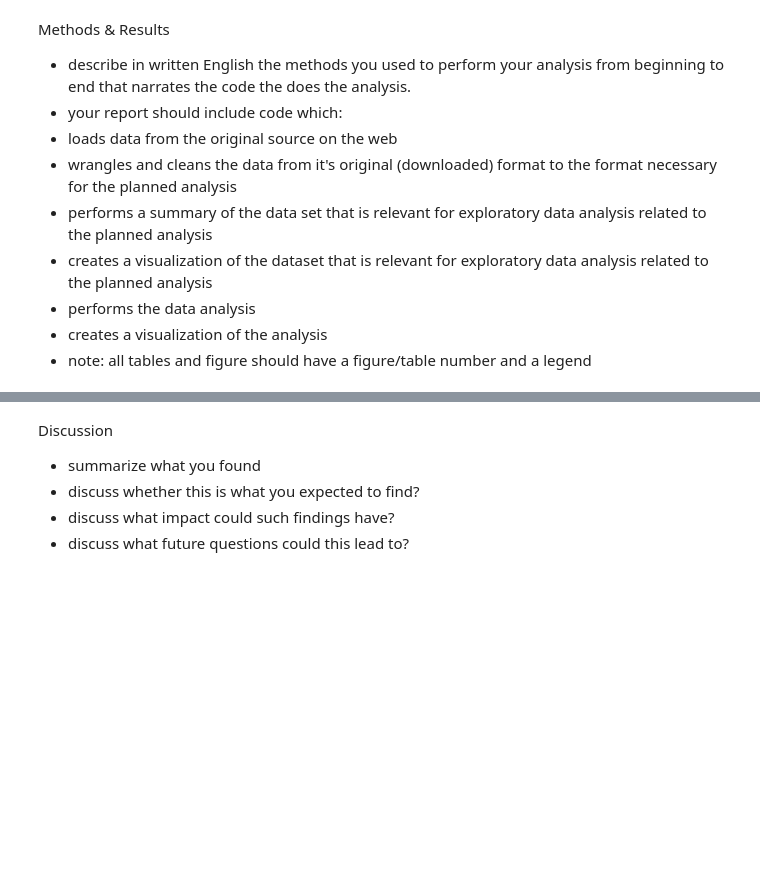
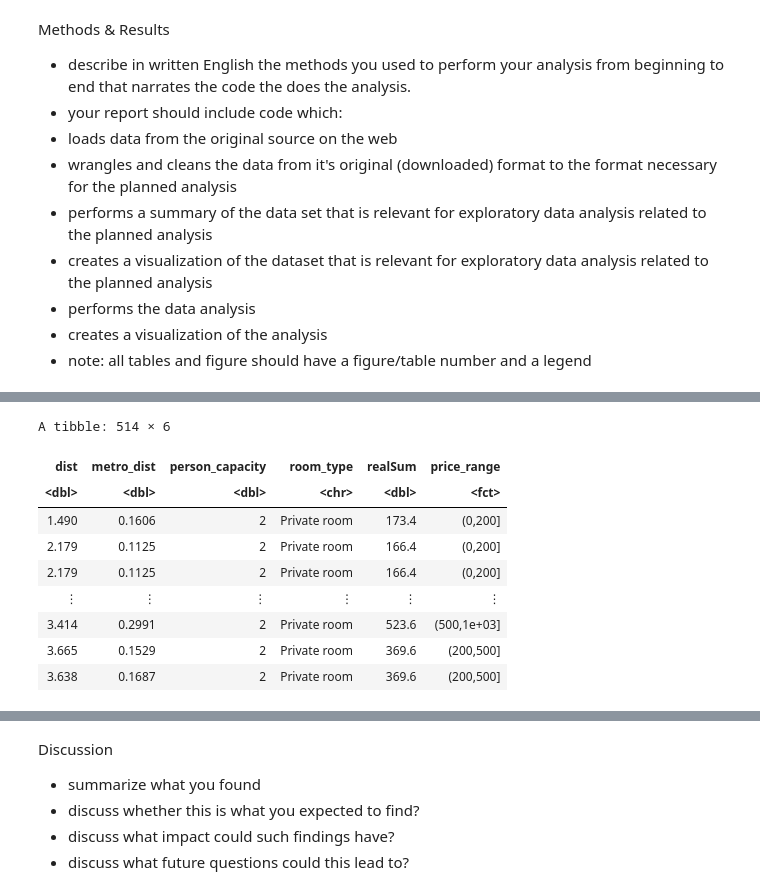
Before and after one commit to chadsc79/dsci-100-2022w2-group-7-section-005, a Jupyter notebook: dsci100_group_project_report_005.ipynb, the cells around one changed output, grey strips where cells are left out. Cells and saved outputs as stored; diff of their text form; code cells hidden in the pictures; blank space fills up the shorter version.

```diff
--- a/dsci100_group_project_report_005.ipynb
+++ b/dsci100_group_project_report_005.ipynb
@@ -66,11 +140,22 @@ dataset_visual
 # %%
 #split the data into a testing set and a training set
 set.seed(250)
 
-paris_split <- initial_split(paris_clean_dataset, prop = .75, strata = price_range)
+paris_split <- initial_split(paris_clean_dataset, prop = .80, strata = realSum)
 paris_train <- training(paris_split)
 
 paris_test <- testing(paris_split)
 paris_train
+# %% [output]
+A tibble: 514 × 6
+| dist | metro_dist | person_capacity | room_type | realSum | price_range |
+| <dbl> | <dbl> | <dbl> | <chr> | <dbl> | <fct> |
+| 1.490 | 0.1606 | 2 | Private room | 173.4 | (0,200] |
+| 2.179 | 0.1125 | 2 | Private room | 166.4 | (0,200] |
+| 2.179 | 0.1125 | 2 | Private room | 166.4 | (0,200] |
+| ⋮ | ⋮ | ⋮ | ⋮ | ⋮ | ⋮ |
+| 3.414 | 0.2991 | 2 | Private room | 523.6 | (500,1e+03] |
+| 3.665 | 0.1529 | 2 | Private room | 369.6 | (200,500] |
+| 3.638 | 0.1687 | 2 | Private room | 369.6 | (200,500] |
 # %%
 #pre-process the data
```
Also changed, not shown: parts of 8 cells of this notebook.
